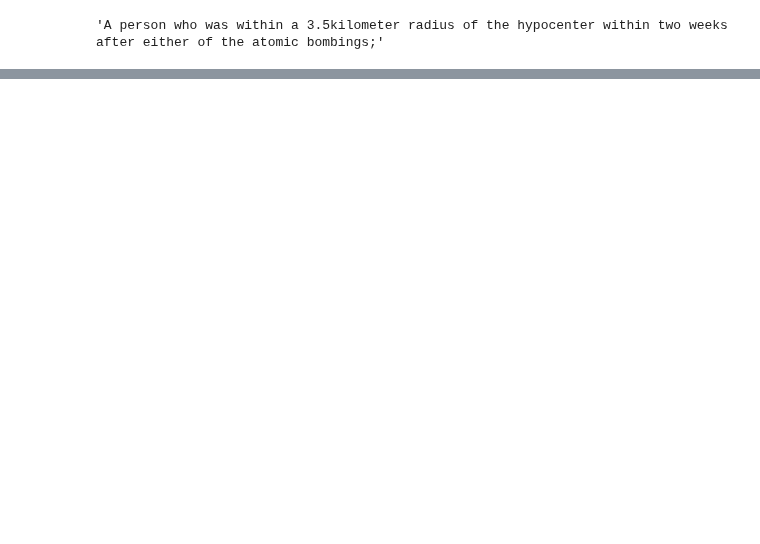
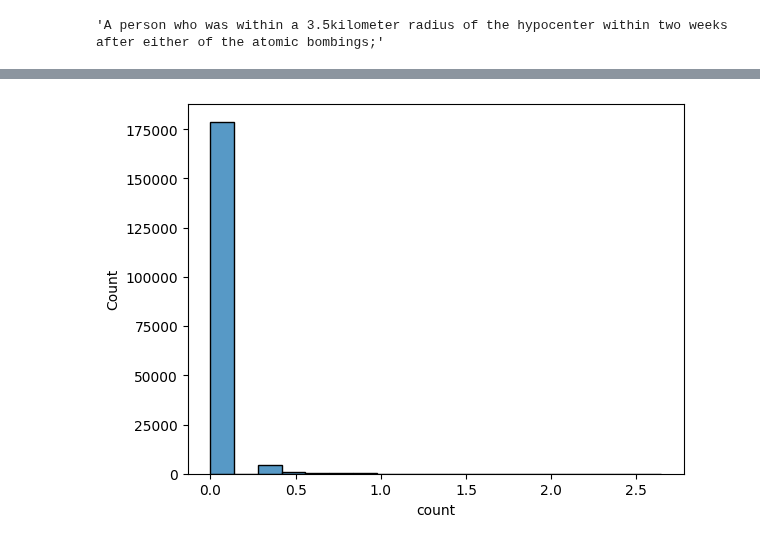
Before and after one commit to tjtmddnjswkd/capstone, a Jupyter notebook: preprocessing_new.ipynb, the cells around one changed output, grey strips where cells are left out. Drawn from its saved outputs; the diff is of its cells as text; code cells hidden in the pictures; blank space fills up the shorter version.

```diff
--- a/preprocessing_new.ipynb
+++ b/preprocessing_new.ipynb
@@ -474,0 +664,4 @@ df_pre3.loc[df_pre3.KOR.str.contains("\?")]
+# %%
+df_pre4.value_counts("KOR")
+df_temp = pd.DataFrame(zip(df_pre4.value_counts("KOR").index, df_pre4.value_counts("KOR").values), columns=["KOR", "count"])
+df_temp
@@ -529,0 +698,9 @@ ____________________________________________________________
+# %%
+import seaborn as sns
+import matplotlib.pyplot as plt
+import numpy as np
+
+sns.histplot(df_temp["count"].apply(np.log10))
+plt.show()
+# %% [output]
+[figure, added]
```
Also changed, not shown: parts of 50 cells of this notebook.
